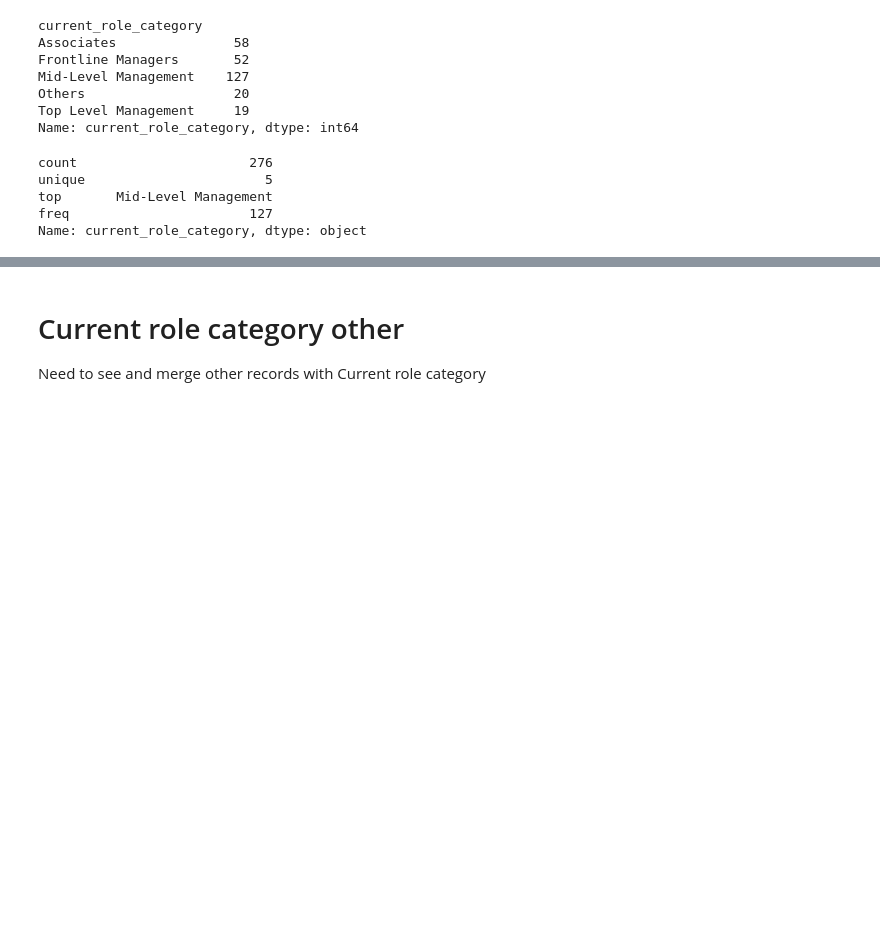
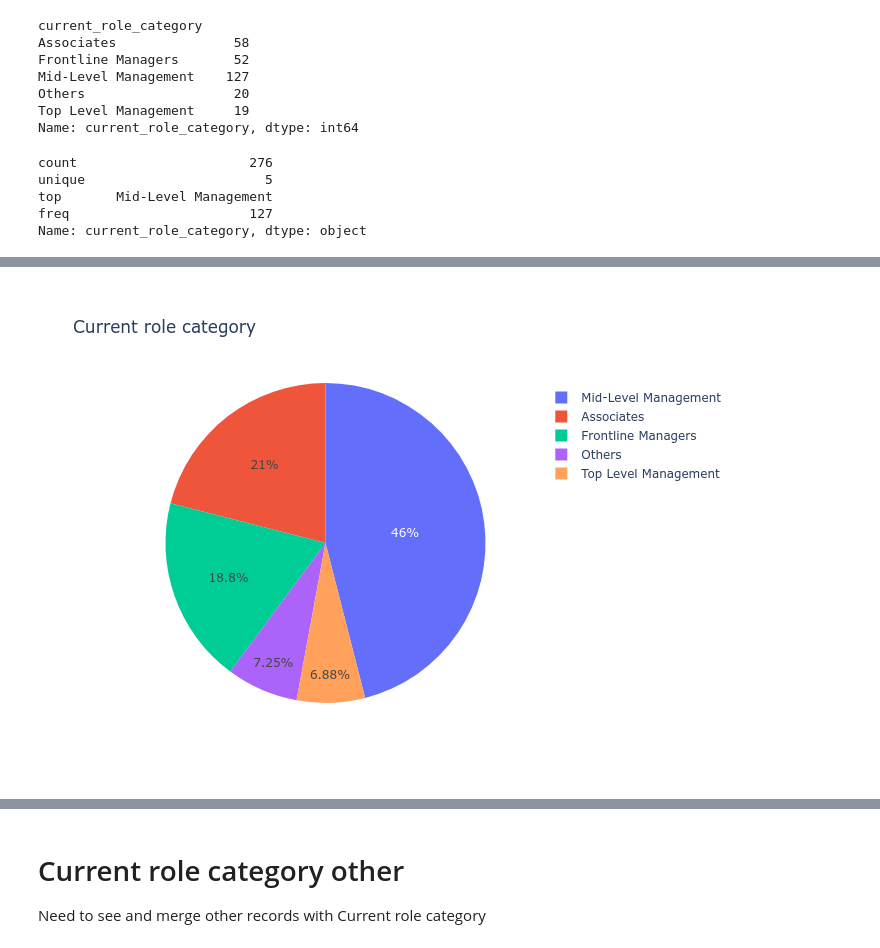
Before and after one commit to qtepgp15d/Quantitative-Techniques, a Jupyter notebook: notebook.ipynb, the cells around one changed output, grey strips where cells are left out. Cells and saved outputs as stored; diff of their text form; code cells hidden in the pictures; blank space fills up the shorter version.

Commit message:
With charts

```diff
--- a/notebook.ipynb
+++ b/notebook.ipynb
@@ -708,7 +702,7 @@ Name: current_role_category, dtype: object
 # %%
 current_role_category_df = study_records.groupby('current_role_category')['current_role_category'].count().to_frame('count').reset_index()
 current_role_category_df
-df = px.data.tips()
+
 fig = px.pie(current_role_category_df, values='count', names='current_role_category', title='Current role category')
-fig.show()
+fig.show("png")
 # %% [output]
@@ -716,2 +709,3 @@ fig.show()
+[figure, added]
 # %%
 fig = px.bar(current_role_category_df, x='current_role_category', y='count')
```
Also changed, not shown: parts of 51 cells of this notebook.
